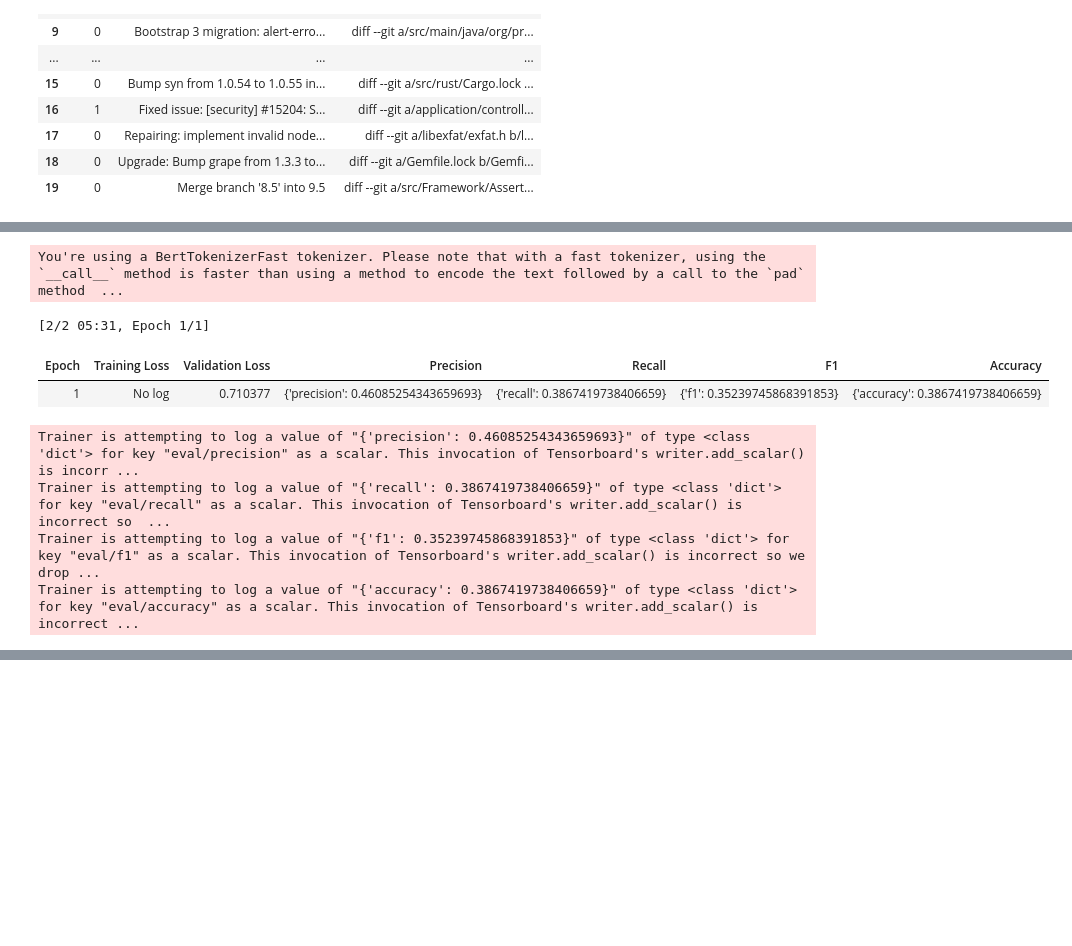
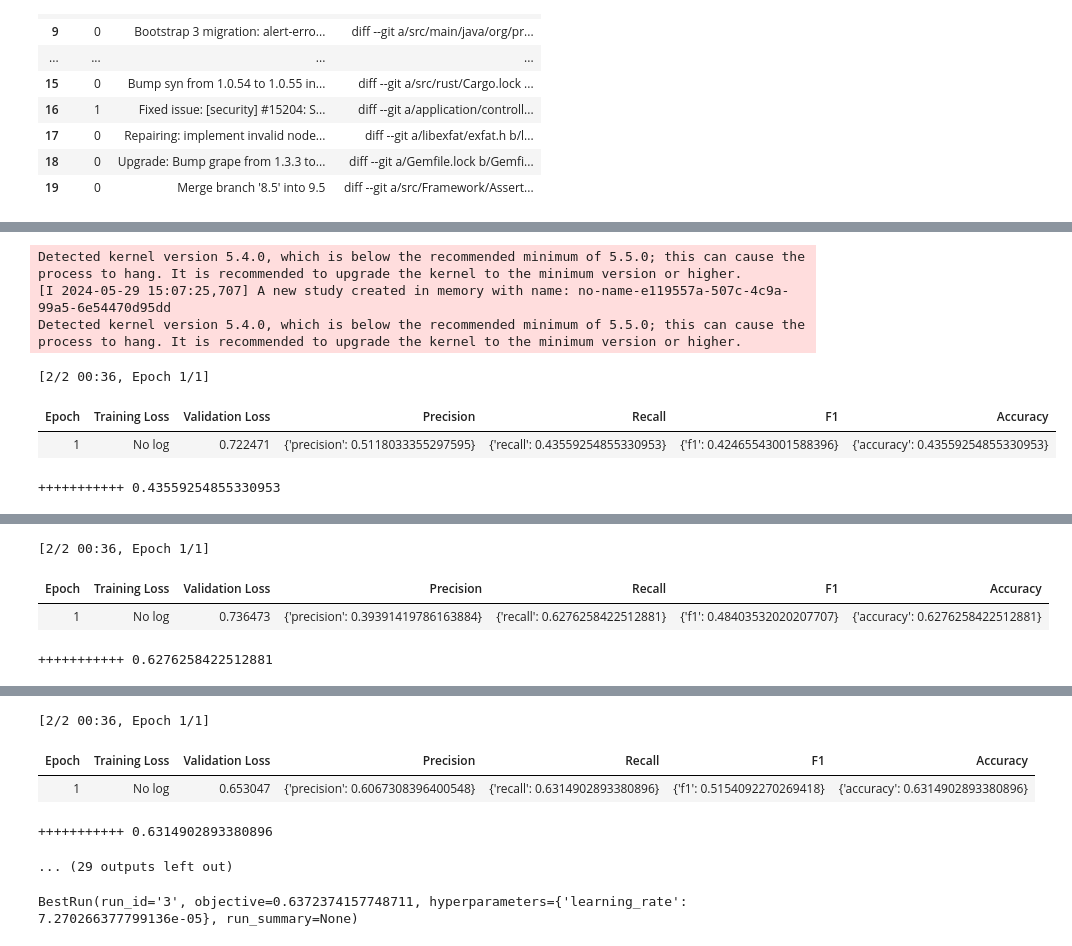
Before and after one commit to AppleMax1992/CommitFit, a Jupyter notebook: notebooks/E-2-10/2_bert_10.ipynb, the cells around one changed output, grey strips where cells are left out. Saved outputs shown, nothing was run; the diff lists cells and outputs as text; code cells hidden in the pictures; blank space fills up the shorter version.

```diff
--- a/notebooks/E-2-10/2_bert_10.ipynb
+++ b/notebooks/E-2-10/2_bert_10.ipynb
@@ -159,14 +158,21 @@ train_dataset = CommitDataset(encoded_train, list(train['label']))
 test_dataset = CommitDataset(encoded_test, list(test['label']))
 # %%
 def compute_metrics(eval_pred):
-    accuracy = load_metric('accuracy')
-    precision = load_metric("precision")
-    recall = load_metric("recall")
-    f1 = load_metric("f1")
+    accuracy = evaluate.load('../../evaluate/metrics/accuracy')
+    precision =  evaluate.load("../../evaluate/metrics/precision")
+    recall =  evaluate.load("../../evaluate/metrics/recall")
+    f1 =  evaluate.load("../../evaluate/metrics/f1")
     predictions, labels = eval_pred
     predictions = np.argmax(predictions, axis=1)
     accuracy = accuracy.compute(predictions=predictions, references=labels)
     precision = precision.compute(predictions=predictions, references=labels, average='weighted')
     recall = recall.compute(predictions=predictions, references=labels,average='weighted')
     f1 = f1.compute(predictions=predictions, references=labels,average='weighted')
+    # accuracy_score = metrics.accuracy_score(labels,predictions)
+    # precision_score = metrics.precision_score(labels,predictions, average='weighted')
+    # recall_score = metrics.recall_score(labels,predictions,average='weighted')
+    # f1_score = metrics.f1_score(labels,predictions,average='weighted')
+
+    # return {"classification_report": classification_report}
+    # return {"precision": precision_score,"recall": recall_score, "f1":f1_score, "accuracy": accuracy_score}
     return {"precision": precision, "recall": recall, "f1": f1, "accuracy": accuracy}
@@ -173,22 +182,47 @@ def compute_metrics(eval_pred):
+# %%
+def hp_space(trial: Trial) -> Dict[str, Union[float, int, str]]:
+    return {
+        "learning_rate": trial.suggest_float("learning_rate", 1e-6, 1e-3, log=True),
+        # "num_epochs": trial.suggest_int("num_epochs", 1, 3),
+        # "batch_size": trial.suggest_categorical("batch_size", [8, 12, 16]),
+        # "seed": trial.suggest_int("seed", 1, 40),
+        # "num_iterations": trial.suggest_int("num_iterations", 10, 20),
+        # "solver": trial.suggest_categorical("solver", ["newton-cg", "lbfgs", "liblinear"]),
+    }
+def model_init(params: Dict[str, Any]) -> model:
+    # params = params or {}
+    # learning_rate = params.get("learning_rate")
+    # num_iterations = params.get("num_iterations", 20)
+    # solver = params.get("solver", "liblinear")
+    # params = {
+    #     "head_params": {
+    #         # "max_iter": num_iterations,
+    #         # "solver": solver,
+    #     }
+    # }
+    return model
+def my_compute_objective(metrics):
+    print('+++++++++++',metrics['eval_accuracy']['accuracy'])
+    return  metrics['eval_accuracy']['accuracy']
 # %%
 trainer = Trainer(
     model=model,
     args=training_args,
     train_dataset=train_dataset,
     eval_dataset=test_dataset,
     tokenizer=tokenizer,
+    model_init= model_init,
     # data_collator=data_collator,
     compute_metrics=compute_metrics,
     callbacks=[EarlyStoppingCallback(early_stopping_patience=3)]
 )
 
-trainer.train()
+best_run = trainer.hyperparameter_search(direction="maximize", hp_space=hp_space, compute_objective=my_compute_objective, n_trials=10)
 # %% [output]
-You're using a BertTokenizerFast tokenizer. Please note that with a fast tokenizer, using the `__call__` method is faster than using a method to encode the text followed by a call to the `pad` method  ...
+Detected kernel version 5.4.0, which is below the recommended minimum of 5.5.0; this can cause the process to hang. It is recommended to upgrade the kernel to the minimum version or higher.
+[I 2024-05-29 15:07:25,707] A new study created in memory with name: no-name-e119557a-507c-4c9a-99a5-6e54470d95dd
+Detected kernel version 5.4.0, which is below the recommended minimum of 5.5.0; this can cause the process to hang. It is recommended to upgrade the kernel to the minimum version or higher.
-[2/2 05:31, Epoch 1/1]
+[2/2 00:36, Epoch 1/1]
 | Epoch | Training Loss | Validation Loss | Precision | Recall | F1 | Accuracy |
-| 1 | No log | 0.710377 | {'precision': 0.46085254343659693} | {'recall': 0.3867419738406659} | {'f1': 0.35239745868391853} | {'accuracy': 0.3867419738406659} |
+| 1 | No log | 0.722471 | {'precision': 0.5118033355297595} | {'recall': 0.43559254855330953} | {'f1': 0.42465543001588396} | {'accuracy': 0.43559254855330953} |
-Trainer is attempting to log a value of "{'precision': 0.46085254343659693}" of type <class 'dict'> for key "eval/precision" as a scalar. This invocation of Tensorboard's writer.add_scalar() is incorr ...
-Trainer is attempting to log a value of "{'recall': 0.3867419738406659}" of type <class 'dict'> for key "eval/recall" as a scalar. This invocation of Tensorboard's writer.add_scalar() is incorrect so  ...
-Trainer is attempting to log a value of "{'f1': 0.35239745868391853}" of type <class 'dict'> for key "eval/f1" as a scalar. This invocation of Tensorboard's writer.add_scalar() is incorrect so we drop ...
-Trainer is attempting to log a value of "{'accuracy': 0.3867419738406659}" of type <class 'dict'> for key "eval/accuracy" as a scalar. This invocation of Tensorboard's writer.add_scalar() is incorrect ...
++++++++++++ 0.43559254855330953
@@ -195,0 +231,4 @@ TrainOutput(global_step=2, training_loss=0.7095224857330322, metrics={'train_run
+[2/2 00:36, Epoch 1/1]
+| Epoch | Training Loss | Validation Loss | Precision | Recall | F1 | Accuracy |
+| 1 | No log | 0.736473 | {'precision': 0.39391419786163884} | {'recall': 0.6276258422512881} | {'f1': 0.48403532020207707} | {'accuracy': 0.6276258422512881} |
++++++++++++ 0.6276258422512881
@@ -195,0 +237,9 @@ TrainOutput(global_step=2, training_loss=0.7095224857330322, metrics={'train_run
+[2/2 00:36, Epoch 1/1]
+| Epoch | Training Loss | Validation Loss | Precision | Recall | F1 | Accuracy |
+| 1 | No log | 0.653047 | {'precision': 0.6067308396400548} | {'recall': 0.6314902893380896} | {'f1': 0.5154092270269418} | {'accuracy': 0.6314902893380896} |
++++++++++++ 0.6314902893380896
+... (29 outputs left out)
+# %%
+best_run
+# %% [output]
+BestRun(run_id='3', objective=0.6372374157748711, hyperparameters={'learning_rate': 7.270266377799136e-05}, run_summary=None)
```
Also changed, not shown: parts of 9 cells of this notebook, 4 other files.
